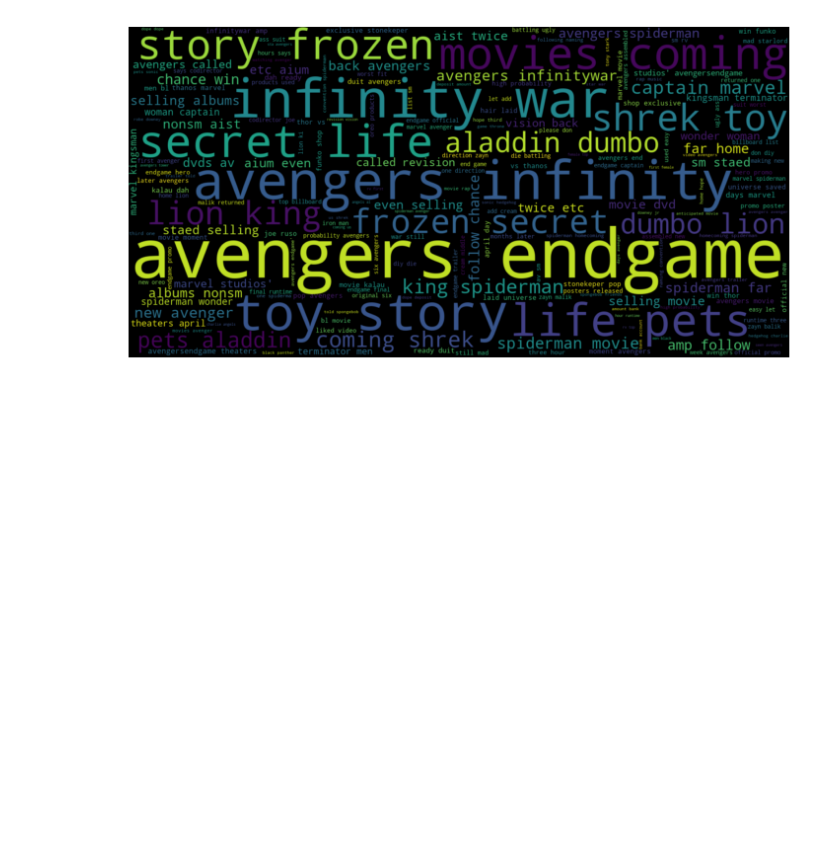
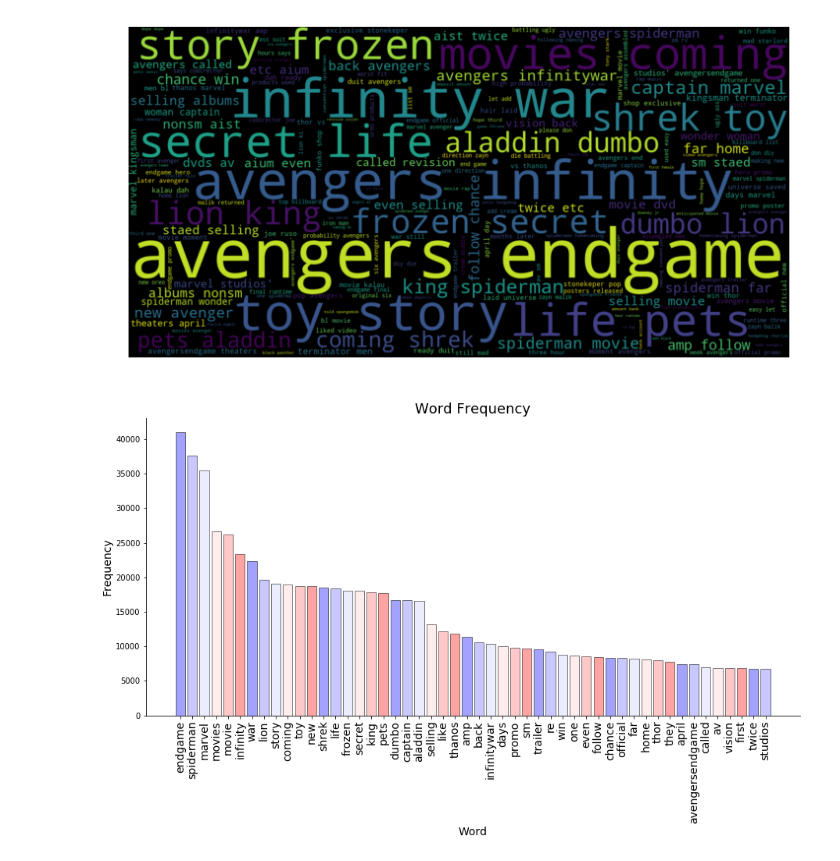
Before and after one commit to ugis22/analysing_twitter, a Jupyter notebook: Analysis of Twitter.ipynb, the cells around one changed output. Drawn from its saved outputs; the diff is of its cells as text; code cells hidden in the pictures; blank space fills up the shorter version.

```diff
--- a/Analysis of Twitter.ipynb
+++ b/Analysis of Twitter.ipynb
@@ -199,3 +174,18 @@ plt.axis("off")
 plt.show()
 # %% [output]
 [figure]
+# %%
+word_frequency = vectorization(tweet_table).sort_values(0, ascending = False)
+# %%
+labels = word_frequency[0][1:51].index
+fig = plt.figure(figsize=(15,7))
+barfreq = plt.bar(np.arange(50), word_frequency[0][1:51], width = 0.8, color = sns.color_palette("bwr"), alpha=0.5, edgecolor = 'black', capsize=8, linewidth=1);
+plt.xticks(np.arange(50), labels, rotation=90, size=14);
+plt.xlabel('Word', size=14);
+plt.ylabel('Frequency', size=14);
+plt.title('Word Frequency', size=18);
+plt.grid(False);
+plt.gca().spines['top'].set_visible(False);
+plt.gca().spines['right'].set_visible(False);
+# %% [output]
+[figure, added]
```
Also changed, not shown: parts of 7 cells of this notebook.
